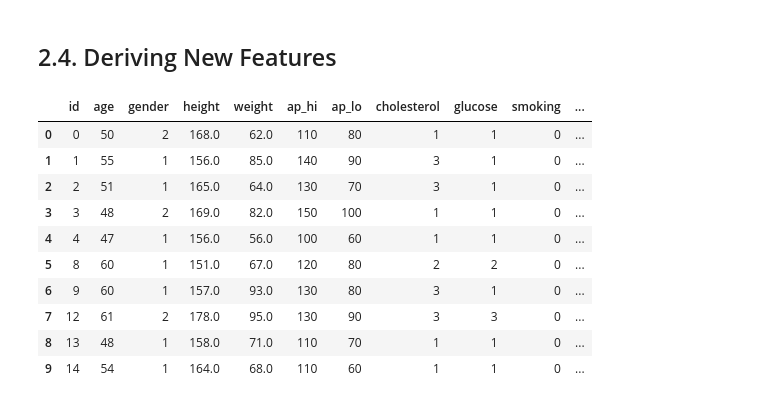
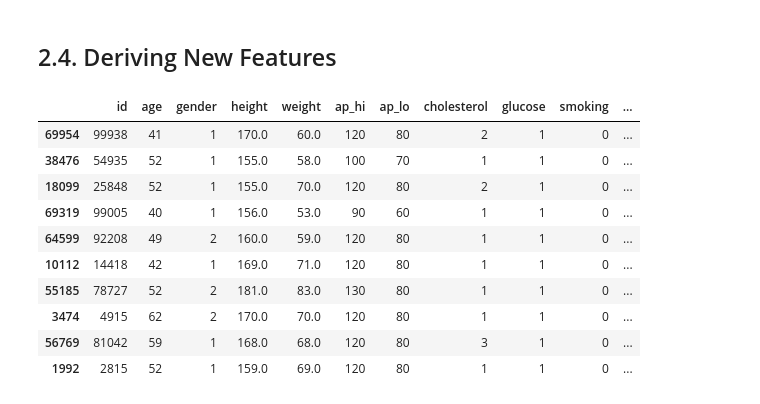
Before and after one commit to emidiovaleretto/cardio-catch-diseases, a Jupyter notebook: Cardio_Catch_Diseases.ipynb, the cells around one changed output. Cells and saved outputs as stored; diff of their text form; code cells hidden in the pictures.

```diff
--- a/Cardio_Catch_Diseases.ipynb
+++ b/Cardio_Catch_Diseases.ipynb
@@ -417,21 +417,37 @@ Image('img/mindmap.png')
 # %% [markdown]
 ## 2.4. Deriving New Features
-# %%
-df2['blood_pressure'] = df1.apply(lambda x: 'normal' if (x['ap_hi'] <= 120) & (x['ap_lo'] <= 80)
-                                 else 'elevated' if (x['ap_hi'] > 120 and x['ap_hi'] <= 129) & (x['ap_lo'] < 80)
-                                 else 'high_blood_pressure' if (x['ap_hi'] >= 130 and x['ap_hi'] <= 139) | (x['ap_lo'] > 80 and x['ap_lo'] <= 89)
-                                 else 'hypertension', axis=1)
+# %%
+df2['blood_pressure'] = df2.apply(lambda x: 'normal' if (x['ap_hi'] <= 120) & (x['ap_lo'] <= 80)
+                                 else 'elevated' if (x['ap_hi'] > 120 and x['ap_hi'] <= 129) & (x['ap_lo'] < 80)
+                                 else 'high_blood_pressure' if (x['ap_hi'] >= 130 and x['ap_hi'] <= 139) | (x['ap_lo'] > 80 and x['ap_lo'] <= 89)
+                                 else 'hypertension', axis=1)
+
+# bmi formula is BMI = weight / height * height
+## as the height is in cm, is needed to convert it into the square meter. Therefore, we divide the result of BMI by 10.000.
+df2['bmi'] = round(df2['weight'] / ((df2['height'] ** 2) / 10000), 2)
+
+df2['category_bmi'] = df2['bmi'].apply(lambda x: 'underweight' if x <= 18.5
+                                              else 'normal' if (x >= 18.5) & (x < 25)
+                                              else 'overweight' if (x >= 25) & (x < 30)
+                                              else 'obese_I' if (x >= 30) & (x < 35)
+                                              else 'obese_II' if (x >= 35) & (x < 40)
+                                              else 'morbid_obesity')
+
+df2['age_group'] = df2['age'].apply(lambda x: 'young' if (x >= 16) & (x <= 21)
+                                           else 'adult' if (x > 21) & (x <= 40)
+                                           else 'middle_age' if (x > 40) & (x <= 60)
+                                           else 'seniors')
 # %%
-df2.head(10)
+df2.sample(10)
 # %% [output]
 |  | id | age | gender | height | weight | ap_hi | ap_lo | cholesterol | glucose | smoking | ... |
-| 0 | 0 | 50 | 2 | 168.0 | 62.0 | 110 | 80 | 1 | 1 | 0 | ... |
-| 1 | 1 | 55 | 1 | 156.0 | 85.0 | 140 | 90 | 3 | 1 | 0 | ... |
-| 2 | 2 | 51 | 1 | 165.0 | 64.0 | 130 | 70 | 3 | 1 | 0 | ... |
-| 3 | 3 | 48 | 2 | 169.0 | 82.0 | 150 | 100 | 1 | 1 | 0 | ... |
-| 4 | 4 | 47 | 1 | 156.0 | 56.0 | 100 | 60 | 1 | 1 | 0 | ... |
-| 5 | 8 | 60 | 1 | 151.0 | 67.0 | 120 | 80 | 2 | 2 | 0 | ... |
-| 6 | 9 | 60 | 1 | 157.0 | 93.0 | 130 | 80 | 3 | 1 | 0 | ... |
-| 7 | 12 | 61 | 2 | 178.0 | 95.0 | 130 | 90 | 3 | 3 | 0 | ... |
-| 8 | 13 | 48 | 1 | 158.0 | 71.0 | 110 | 70 | 1 | 1 | 0 | ... |
-| 9 | 14 | 54 | 1 | 164.0 | 68.0 | 110 | 60 | 1 | 1 | 0 | ... |
+| 69954 | 99938 | 41 | 1 | 170.0 | 60.0 | 120 | 80 | 2 | 1 | 0 | ... |
+| 38476 | 54935 | 52 | 1 | 155.0 | 58.0 | 100 | 70 | 1 | 1 | 0 | ... |
+| 18099 | 25848 | 52 | 1 | 155.0 | 70.0 | 120 | 80 | 2 | 1 | 0 | ... |
+| 69319 | 99005 | 40 | 1 | 156.0 | 53.0 | 90 | 60 | 1 | 1 | 0 | ... |
+| 64599 | 92208 | 49 | 2 | 160.0 | 59.0 | 120 | 80 | 1 | 1 | 0 | ... |
+| 10112 | 14418 | 42 | 1 | 169.0 | 71.0 | 120 | 80 | 1 | 1 | 0 | ... |
+| 55185 | 78727 | 52 | 2 | 181.0 | 83.0 | 130 | 80 | 1 | 1 | 0 | ... |
+| 3474 | 4915 | 62 | 2 | 170.0 | 70.0 | 120 | 80 | 1 | 1 | 0 | ... |
+| 56769 | 81042 | 59 | 1 | 168.0 | 68.0 | 120 | 80 | 3 | 1 | 0 | ... |
+| 1992 | 2815 | 52 | 1 | 159.0 | 69.0 | 120 | 80 | 1 | 1 | 0 | ... |
```
Also changed, not shown: parts of 1 cell of this notebook.
